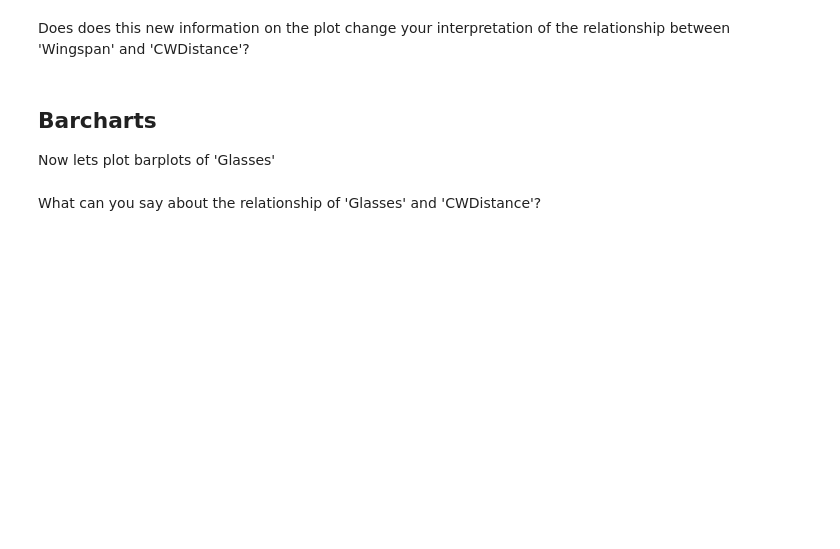
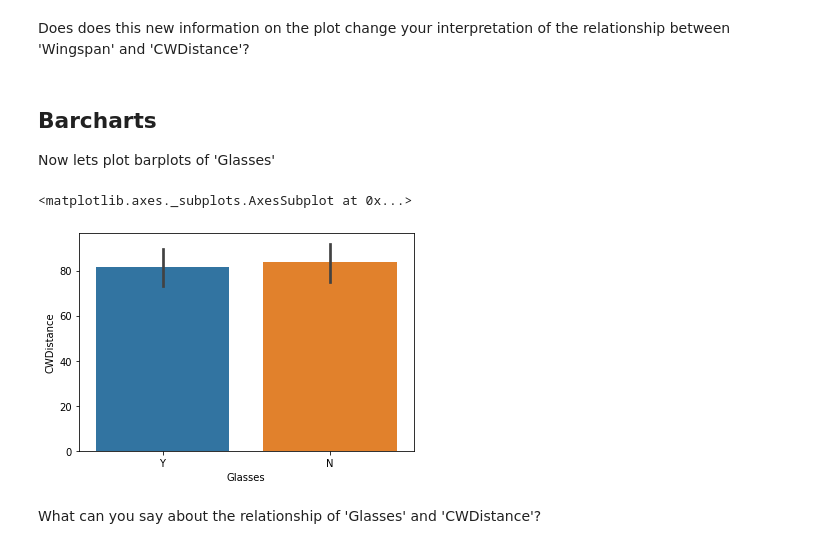
Before and after one commit to jrreda/University-of-Michigan, a Jupyter notebook: STATISTICS WITH PYTHON/1-Understanding and Visualizing Data with Python/Week 3/w3_assessment.ipynb, the cells around one changed output. Cells and saved outputs as stored; diff of their text form; code cells hidden in the pictures; blank space fills up the shorter version.

```diff
--- a/STATISTICS WITH PYTHON/1-Understanding and Visualizing Data with Python/Week 3/w3_assessment.ipynb
+++ b/STATISTICS WITH PYTHON/1-Understanding and Visualizing Data with Python/Week 3/w3_assessment.ipynb
@@ -59,6 +80,10 @@ Does does this new information on the plot change your interpretation of the rel
 Now lets plot barplots of 'Glasses'
 # %%
 # Make a Seaborn barplot with x = glasses and y = cartwheel distance
+sns.barplot(x='Glasses', y='CWDistance', data=df)
+# %% [output]
+<matplotlib.axes._subplots.AxesSubplot at 0x...>
+[figure, added]
 # %% [markdown]
 What can you say about the relationship of 'Glasses' and 'CWDistance'?
 # %%
```
Also changed, not shown: parts of 6 cells of this notebook.
